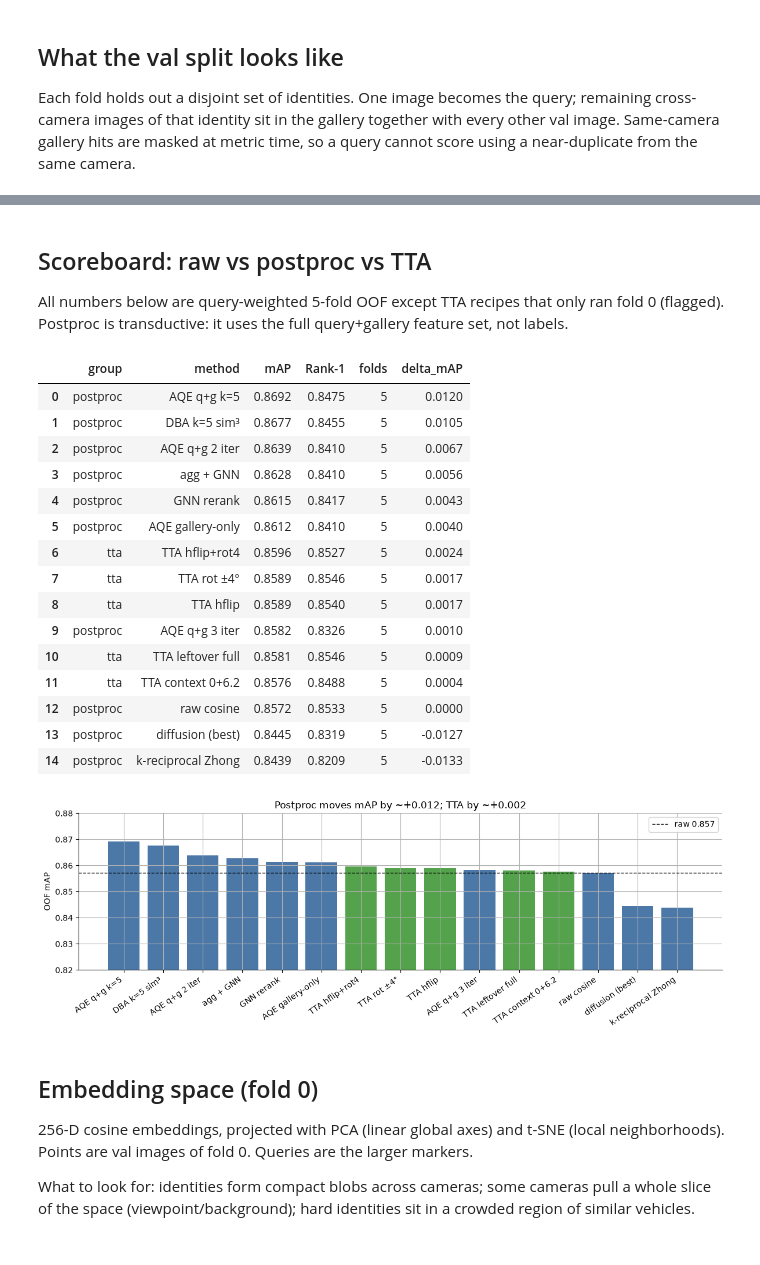
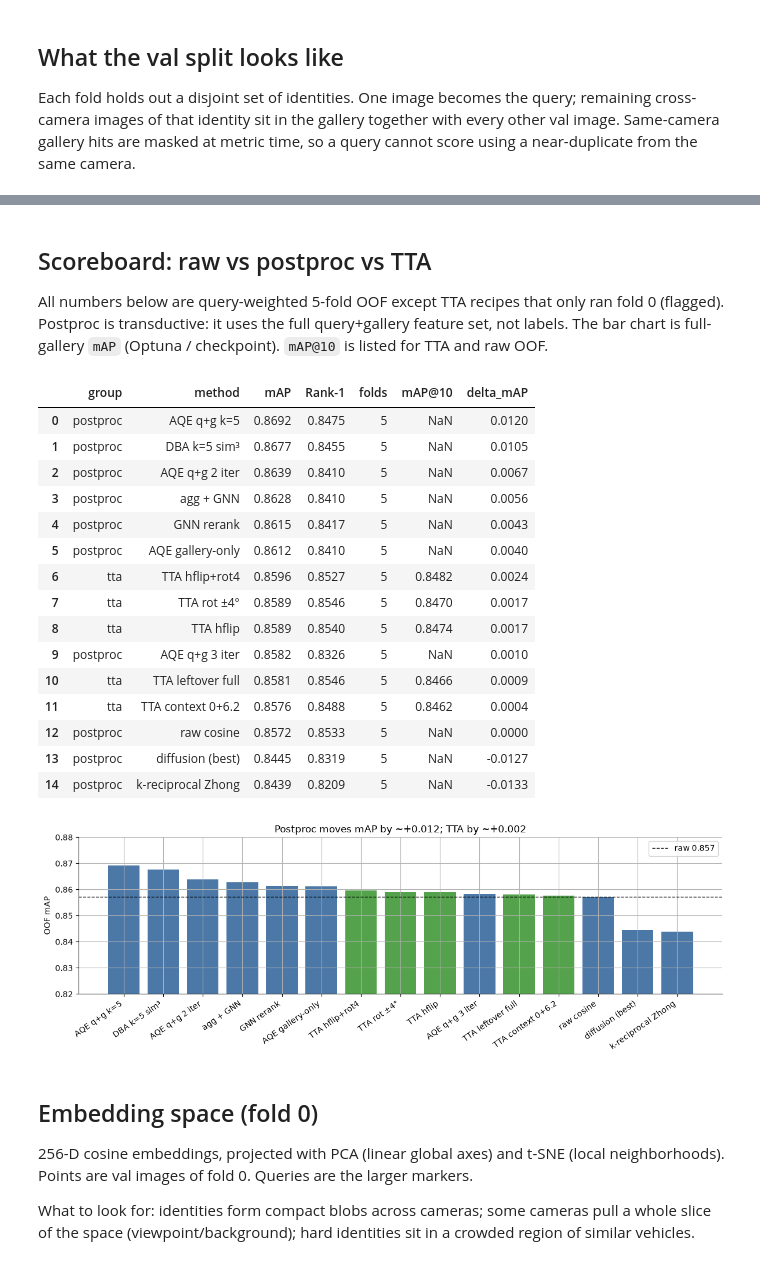
Before and after one commit to l1ghtsource/Vehicle-ReID, a Jupyter notebook: notebooks/oof_analysis_eva02.ipynb, the cells around one changed output, grey strips where cells are left out. Drawn from its saved outputs; the diff is of its cells as text; code cells hidden in the pictures.

Commit message:
Report official mAP@10 alongside full-gallery mAP.
Validation now logs the submission top-10 metric, with tests and zero-shot tables updated for the EVA02 recipe.

```diff
--- a/notebooks/oof_analysis_eva02.ipynb
+++ b/notebooks/oof_analysis_eva02.ipynb
@@ -87,11 +89,20 @@ EXTRA = pd.DataFrame([
     for row in json.loads((CV / "postproc_oof_extra.json").read_text())["ranking"]
 ])
 TTA_SUM = pd.DataFrame([
-    {"family": "tta", "name": row["name"], "n_folds": row["n_folds"], "mAP": row["query_weighted"]["mAP"], "Rank-1": row["query_weighted"]["Rank-1"]}
+    {
+        "family": "tta",
+        "name": row["name"],
+        "n_folds": row["n_folds"],
+        "mAP": row["query_weighted"]["mAP"],
+        "mAP@10": row["query_weighted"].get("mAP@10"),
+        "Rank-1": row["query_weighted"]["Rank-1"],
+    }
     for row in json.loads((CV / "tta" / "tta_oof.json").read_text())["ranking"]
 ])
-BASELINE = float(json.loads((CV / "cv_metrics.json").read_text())["metrics"]["mAP"]["query_weighted_mean"])
-print("baseline OOF mAP", round(BASELINE, 4))
+CV_METRICS = json.loads((CV / "cv_metrics.json").read_text())["metrics"]
+BASELINE = float(CV_METRICS["mAP"]["query_weighted_mean"])
+BASELINE_AT10 = float(CV_METRICS["mAP@10"]["query_weighted_mean"])
+print("baseline OOF mAP", round(BASELINE, 4), "mAP@10", round(BASELINE_AT10, 4))
 print("loaded folds", {fold: (len(p["query"]), len(p["gallery"]), p["emb"].shape) for fold, p in FOLDS.items()})
 print("TTA views with 5 folds", {k: len(v) for k, v in TTA.items()})
 # %% [output]
@@ -126,12 +137,13 @@ for fold, pack in FOLDS.items():
         "pos_mean": float(n_pos.mean()),
         "pos_max": int(n_pos.max()),
         "mAP": score(pack["qe"], pack["ge"], pack)["mAP"],
+        "mAP@10": score(pack["qe"], pack["ge"], pack)["mAP@10"],
         "Rank-1": score(pack["qe"], pack["ge"], pack)["Rank-1"],
     })
 protocol = pd.DataFrame(protocol_rows)
 pos_df = pd.concat(pos_counts, ignore_index=True)
 display(protocol)
-print("query-weighted OOF mAP", BASELINE)
+print("query-weighted OOF mAP", BASELINE, "mAP@10", BASELINE_AT10)
 
 fig, axes = plt.subplots(1, 2, figsize=(12, 3.6))
 axes[0].bar(protocol.fold.astype(str), protocol.mAP, color="#4c78a8")
@@ -159,7 +171,7 @@ query-weighted OOF mAP 0.8572018654029497
 # %% [markdown]
 ## Scoreboard: raw vs postproc vs TTA
 
-All numbers below are query-weighted 5-fold OOF except TTA recipes that only ran fold 0 (flagged). Postproc is transductive: it uses the full query+gallery feature set, not labels.
+All numbers below are query-weighted 5-fold OOF except TTA recipes that only ran fold 0 (flagged). Postproc is transductive: it uses the full query+gallery feature set, not labels. The bar chart is full-gallery `mAP` (Optuna / checkpoint). `mAP@10` is listed for TTA and raw OOF.
 # %%
 keep_post = {
     "default/baseline": "raw cosine",
@@ -183,50 +195,50 @@ keep_tta = {
     "ctx_train": "TTA context 0+6.2",
 }
 board = []
 for raw, pretty in keep_post.items():
     row = POST[POST.name == raw].iloc[0]
     board.append({"group": "postproc", "method": pretty, "mAP": row.mAP, "Rank-1": row["Rank-1"], "folds": 5})
 for raw, pretty in keep_extra.items():
     row = EXTRA[EXTRA.name == raw].iloc[0]
     board.append({"group": "postproc", "method": pretty, "mAP": row.mAP, "Rank-1": row["Rank-1"], "folds": 5})
 for raw, pretty in keep_tta.items():
     row = TTA_SUM[TTA_SUM.name == raw].iloc[0]
-    board.append({"group": "tta", "method": pretty, "mAP": row.mAP, "Rank-1": row["Rank-1"], "folds": int(row.n_folds)})
+    board.append({"group": "tta", "method": pretty, "mAP": row.mAP, "mAP@10": row["mAP@10"], "Rank-1": row["Rank-1"], "folds": int(row.n_folds)})
 board = pd.DataFrame(board).drop_duplicates("method")
 board["delta_mAP"] = board.mAP - BASELINE
 board = board.sort_values("mAP", ascending=False).reset_index(drop=True)
 display(board)
 
 fig, ax = plt.subplots(figsize=(12, 4.2))
 colors = {"postproc": "#4c78a8", "tta": "#54a24b"}
 ax.bar(board.method, board.mAP, color=[colors[g] for g in board.group])
 ax.axhline(BASELINE, color="black", ls="--", lw=1, label=f"raw {BASELINE:.3f}")
 ax.set_ylim(0.82, 0.88)
 ax.set_ylabel("OOF mAP")
 ax.set_title("Postproc moves mAP by ~+0.012; TTA by ~+0.002")
 ax.tick_params(axis="x", rotation=35)
 for label in ax.get_xticklabels():
     label.set_ha("right")
 ax.legend()
 plt.tight_layout()
 plt.show()
 # %% [output]
-|  | group | method | mAP | Rank-1 | folds | delta_mAP |
-| 0 | postproc | AQE q+g k=5 | 0.8692 | 0.8475 | 5 | 0.0120 |
-| 1 | postproc | DBA k=5 sim³ | 0.8677 | 0.8455 | 5 | 0.0105 |
-| 2 | postproc | AQE q+g 2 iter | 0.8639 | 0.8410 | 5 | 0.0067 |
-| 3 | postproc | agg + GNN | 0.8628 | 0.8410 | 5 | 0.0056 |
-| 4 | postproc | GNN rerank | 0.8615 | 0.8417 | 5 | 0.0043 |
-| 5 | postproc | AQE gallery-only | 0.8612 | 0.8410 | 5 | 0.0040 |
-| 6 | tta | TTA hflip+rot4 | 0.8596 | 0.8527 | 5 | 0.0024 |
-| 7 | tta | TTA rot ±4° | 0.8589 | 0.8546 | 5 | 0.0017 |
-| 8 | tta | TTA hflip | 0.8589 | 0.8540 | 5 | 0.0017 |
-| 9 | postproc | AQE q+g 3 iter | 0.8582 | 0.8326 | 5 | 0.0010 |
-| 10 | tta | TTA leftover full | 0.8581 | 0.8546 | 5 | 0.0009 |
-| 11 | tta | TTA context 0+6.2 | 0.8576 | 0.8488 | 5 | 0.0004 |
-| 12 | postproc | raw cosine | 0.8572 | 0.8533 | 5 | 0.0000 |
-| 13 | postproc | diffusion (best) | 0.8445 | 0.8319 | 5 | -0.0127 |
-| 14 | postproc | k-reciprocal Zhong | 0.8439 | 0.8209 | 5 | -0.0133 |
+|  | group | method | mAP | Rank-1 | folds | mAP@10 | delta_mAP |
+| 0 | postproc | AQE q+g k=5 | 0.8692 | 0.8475 | 5 | NaN | 0.0120 |
+| 1 | postproc | DBA k=5 sim³ | 0.8677 | 0.8455 | 5 | NaN | 0.0105 |
+| 2 | postproc | AQE q+g 2 iter | 0.8639 | 0.8410 | 5 | NaN | 0.0067 |
+| 3 | postproc | agg + GNN | 0.8628 | 0.8410 | 5 | NaN | 0.0056 |
+| 4 | postproc | GNN rerank | 0.8615 | 0.8417 | 5 | NaN | 0.0043 |
+| 5 | postproc | AQE gallery-only | 0.8612 | 0.8410 | 5 | NaN | 0.0040 |
+| 6 | tta | TTA hflip+rot4 | 0.8596 | 0.8527 | 5 | 0.8482 | 0.0024 |
+| 7 | tta | TTA rot ±4° | 0.8589 | 0.8546 | 5 | 0.8470 | 0.0017 |
+| 8 | tta | TTA hflip | 0.8589 | 0.8540 | 5 | 0.8474 | 0.0017 |
+| 9 | postproc | AQE q+g 3 iter | 0.8582 | 0.8326 | 5 | NaN | 0.0010 |
+| 10 | tta | TTA leftover full | 0.8581 | 0.8546 | 5 | 0.8466 | 0.0009 |
+| 11 | tta | TTA context 0+6.2 | 0.8576 | 0.8488 | 5 | 0.8462 | 0.0004 |
+| 12 | postproc | raw cosine | 0.8572 | 0.8533 | 5 | NaN | 0.0000 |
+| 13 | postproc | diffusion (best) | 0.8445 | 0.8319 | 5 | NaN | -0.0127 |
+| 14 | postproc | k-reciprocal Zhong | 0.8439 | 0.8209 | 5 | NaN | -0.0133 |
 [figure]
 # %% [markdown]
 ## Embedding space (fold 0)
```
Also changed, not shown: parts of 6 cells of this notebook, 6 other files.
